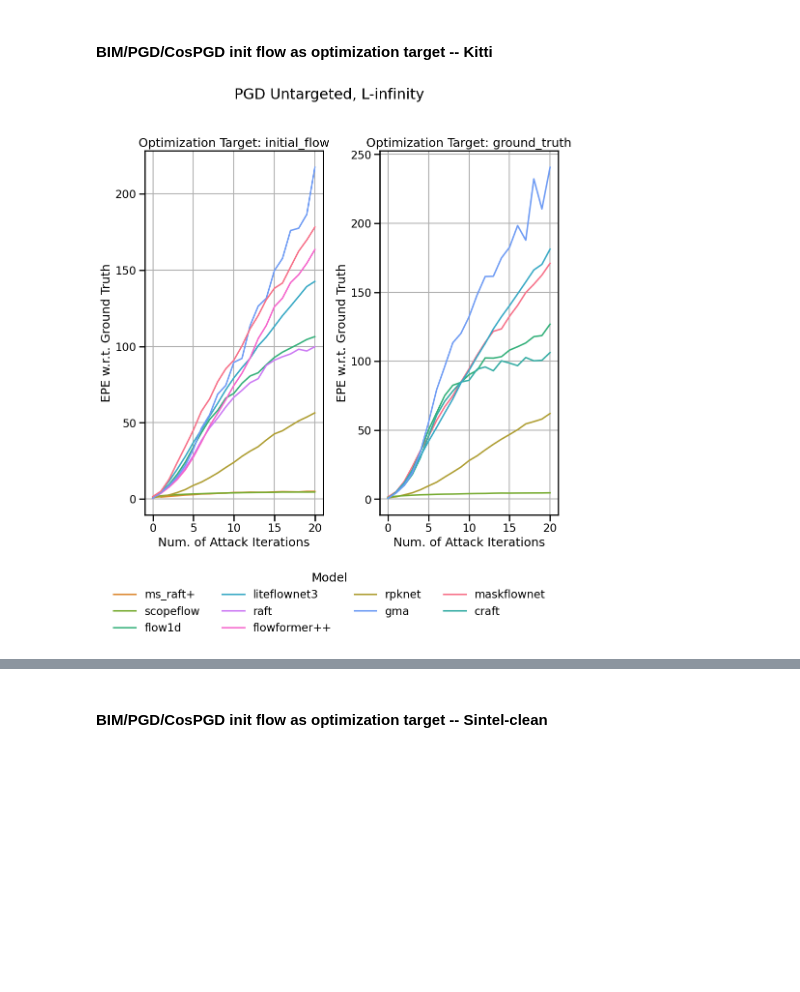
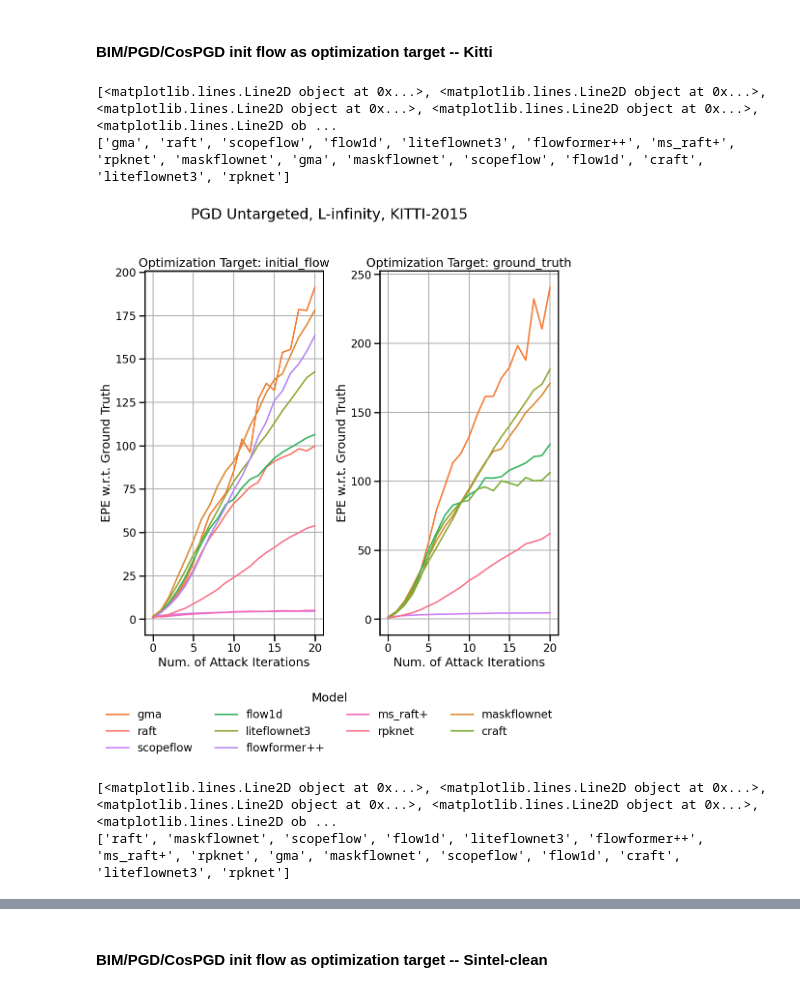
Before and after one commit to shashankskagnihotri/benchmarking_robustness, a Jupyter notebook: optical_flow_estimation/outputs/eval_init_flow.ipynb, the cells around one changed output, grey strips where cells are left out. Drawn from its saved outputs; the diff is of its cells as text; code cells hidden in the pictures; blank space fills up the shorter version.

Commit message:
feat: new plots and fixed color palette

```diff
--- a/optical_flow_estimation/outputs/eval_init_flow.ipynb
+++ b/optical_flow_estimation/outputs/eval_init_flow.ipynb
@@ -15,7 +15,7 @@ directory_path = 'validate/'
 all_experiments = []
 
 # Iterate through all JSON files in the directory
-for file_path in glob.glob(os.path.join(directory_path, '*_kitti/metrics_kitti-2015.json'), recursive=True):
+for file_path in glob.glob(os.path.join(directory_path, '*/metrics_*.json'), recursive=True):
     with open(file_path, 'r') as file:
         data = json.load(file)
 
@@ -109,7 +109,7 @@ directory_path = 'validate/'
 all_experiments = []
 
 # Iterate through all JSON files in the directory
-for file_path in glob.glob(os.path.join(directory_path, '*/iteration_metrics_kitti-2015.json'), recursive=True):
+for file_path in glob.glob(os.path.join(directory_path, '*/iteration_metrics_*.json'), recursive=True):
     with open(file_path, 'r') as file:
         data = json.load(file)
 
@@ -220,7 +220,12 @@ iterations_df
+# %%
+# Create set colors for each model to use in graphs
+model_names = df["model"].unique().tolist()
+base_cmap = sns.color_palette('husl', n_colors=30)
+colors = {model: base_cmap[i] for i, model in enumerate(model_names)}
 # %% [markdown]
 #### BIM/PGD/CosPGD init flow as optimization target -- Kitti
 # %%
-def plot(data, title, filename, optim_targets):
+def plot(data, title, filename, optim_targets, model_palette):
     num_optim_target = len(optim_targets)
     fig, axes = plt.subplots(1, num_optim_target, figsize=(5 * num_optim_target, 10))
     fig.suptitle(title)
@@ -229,9 +234,9 @@ def plot(data, title, filename, optim_targets):
         axes = [axes]
 
     # Define a color palette explicitly
-    unique_models = data['model'].unique()
-    palette = sns.color_palette("husl", len(unique_models))
-    model_palette = dict(zip(unique_models, palette))
+    # unique_models = data['model'].unique()
+    # palette = sns.color_palette("husl", len(unique_models))
+    # model_palette = dict(zip(unique_models, palette))
 
     # Collect handles and labels for the legend
     handles, labels = [], []
@@ -270,33 +275,37 @@ def plot(data, title, filename, optim_targets):
 
     # Adjust layout to fit title and legend
     plt.tight_layout(rect=[0, 0, 1, 0.96])
     plt.savefig(filename, dpi=300, bbox_inches='tight')
     plt.show()
 
 
 def transform_data(df, model_list, query, wrt):
     filtered_df = df.query(query + " or (attack == 'none' and dataset == 'kitti-2015' and model in @model_list)")
     # Reshape the data
     melted_df = filtered_df.melt(id_vars=['model', 'epsilon', 'attack', 'optim'], value_vars=[f'epe_{wrt}_i{i}' for i in range(0, 21)], var_name='iterations', value_name='epe')
     melted_df['iterations'] = melted_df['iterations'].str.extract('(\d+)').astype(int)
     return melted_df
 
 
 model_list = ["liteflownet3", "maskflownet", "flowformer++", "raft", "flow1d", "craft", "rpknet", "scopeflow", "gma", "ms_raft+"]
 
 ### PGD ###
 
 # Plot for untargeted attack
 query = "attack == 'pgd' and norm == 'inf' and targeted == False and dataset == 'kitti-2015' and (checkpoint == 'kitti' or checkpoint == 'mixed') and epsilon == 0.0314 and model in @model_list"
 data_untargeted_inf = transform_data(iterations_df, model_list, query, wrt="gt")
-plot(data_untargeted_inf, 'PGD Untargeted, L-infinity, KITTI-2015', 'graphs/PGD_kitti_init_flow.png', ["initial_flow", "ground_truth"])
+plot(data_untargeted_inf, 'PGD Untargeted, L-infinity, KITTI-2015', 'graphs/PGD_kitti_init_flow.png', ["initial_flow", "ground_truth"], colors)
 
 
 ### CosPGD ###
 
 # Plot for untargeted attack
 query = "attack == 'cospgd' and norm == 'inf' and targeted == False and dataset == 'kitti-2015' and (checkpoint == 'kitti' or checkpoint == 'mixed') and epsilon == 0.0314 and model in @model_list"
 data_untargeted_inf = transform_data(iterations_df, model_list, query, wrt="gt")
-plot(data_untargeted_inf, 'CosPGD Untargeted, L-infinity, KITTI-2015', 'graphs/CosPGD_kitti_init_flow.png', ["initial_flow", "ground_truth"])
+plot(data_untargeted_inf, 'CosPGD Untargeted, L-infinity, KITTI-2015', 'graphs/CosPGD_kitti_init_flow.png', ["initial_flow", "ground_truth"], colors)
 # %% [output]
+[<matplotlib.lines.Line2D object at 0x...>, <matplotlib.lines.Line2D object at 0x...>, <matplotlib.lines.Line2D object at 0x...>, <matplotlib.lines.Line2D object at 0x...>, <matplotlib.lines.Line2D ob ...
+['gma', 'raft', 'scopeflow', 'flow1d', 'liteflownet3', 'flowformer++', 'ms_raft+', 'rpknet', 'maskflownet', 'gma', 'maskflownet', 'scopeflow', 'flow1d', 'craft', 'liteflownet3', 'rpknet']
-[figure, old version]
+[figure, new version]
+[<matplotlib.lines.Line2D object at 0x...>, <matplotlib.lines.Line2D object at 0x...>, <matplotlib.lines.Line2D object at 0x...>, <matplotlib.lines.Line2D object at 0x...>, <matplotlib.lines.Line2D ob ...
+['raft', 'maskflownet', 'scopeflow', 'flow1d', 'liteflownet3', 'flowformer++', 'ms_raft+', 'rpknet', 'gma', 'maskflownet', 'scopeflow', 'flow1d', 'craft', 'liteflownet3', 'rpknet']
```
Also changed, not shown: parts of 7 cells of this notebook.
